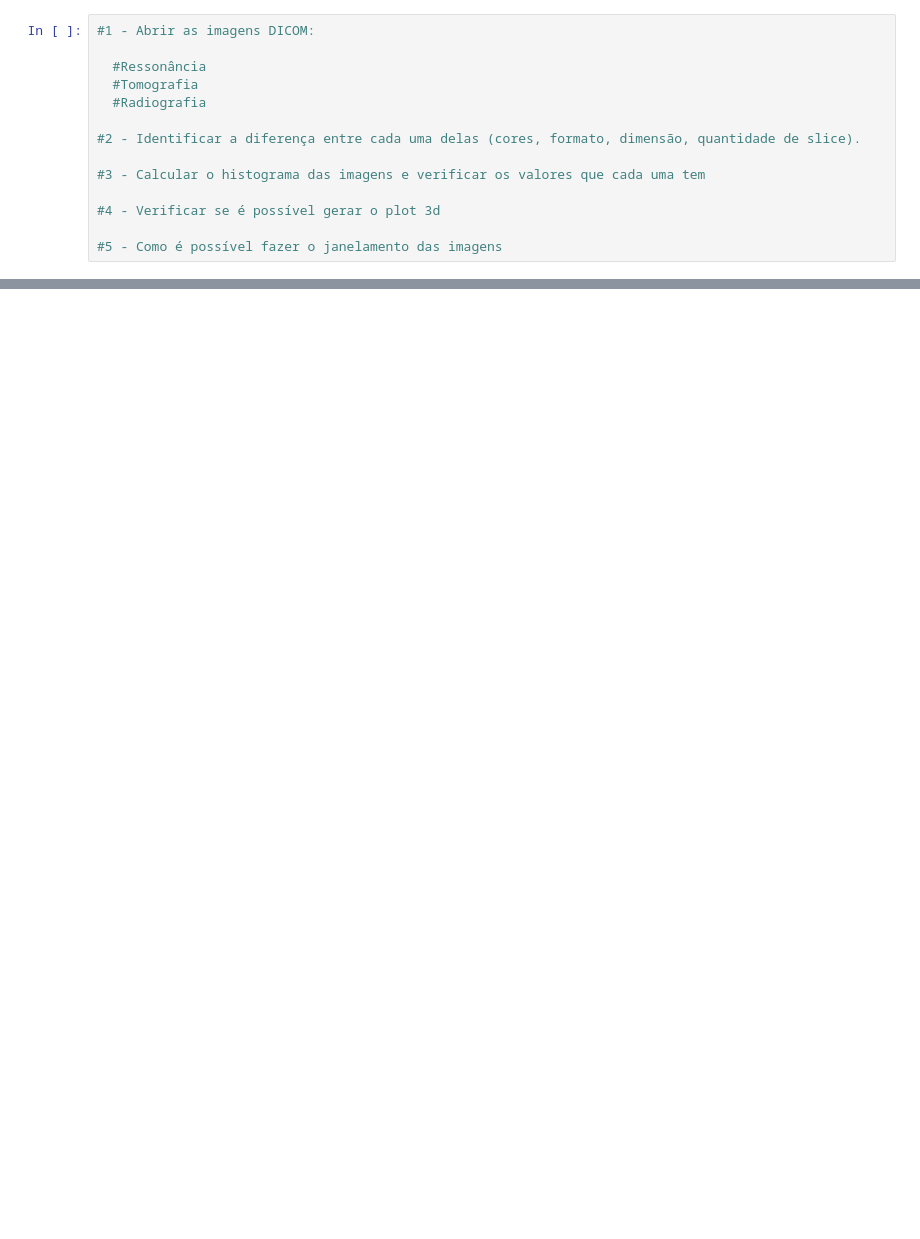
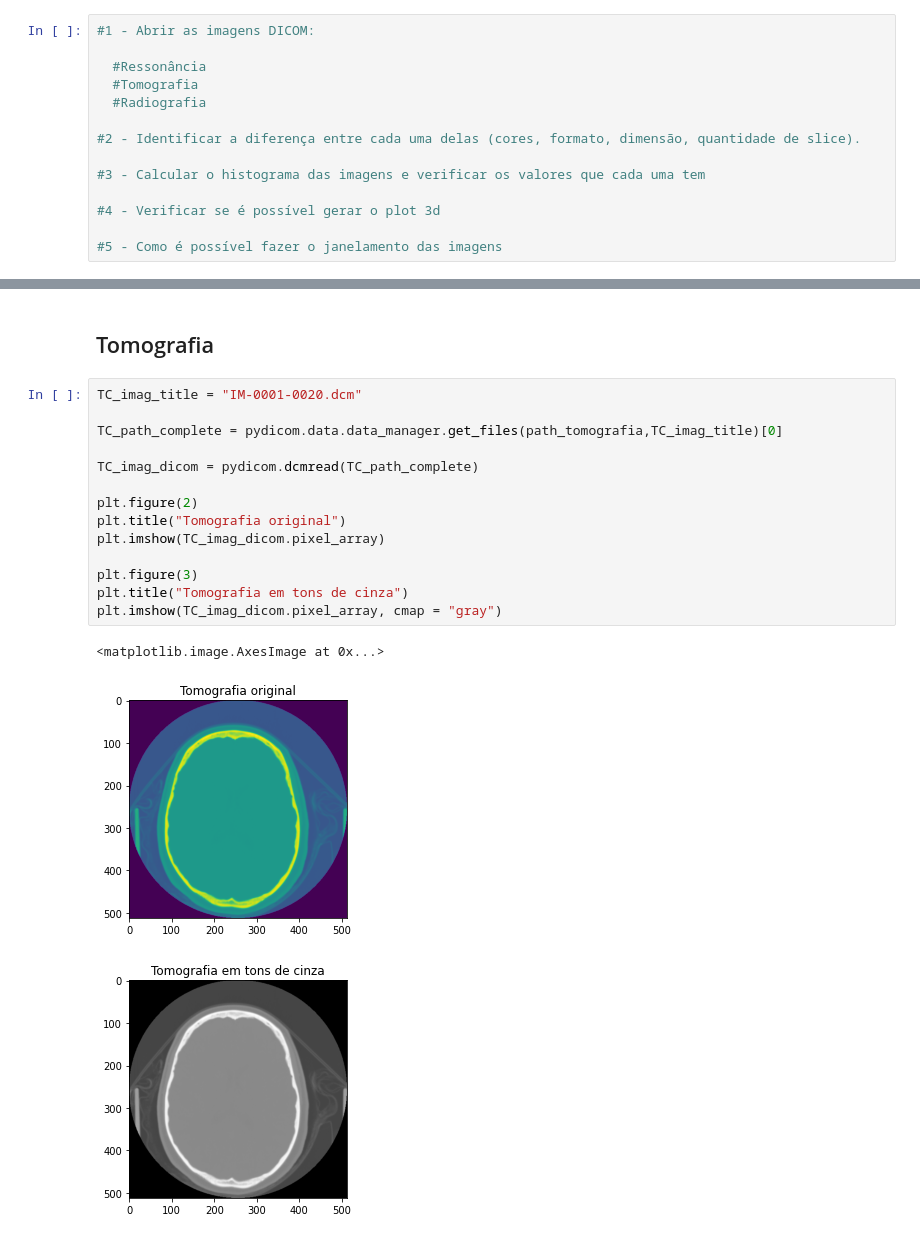
Before and after one commit to LuizWalker/PIM---Processamento-de-Imagens-Medicas, a Jupyter notebook: Atividades_Parte_2/DICOM_Atividade_1.ipynb, the cells around one changed output, grey strips where cells are left out. Saved outputs shown, nothing was run; the diff lists cells and outputs as text; blank space fills up the shorter version.

```diff
--- a/Atividades_Parte_2/DICOM_Atividade_1.ipynb
+++ b/Atividades_Parte_2/DICOM_Atividade_1.ipynb
@@ -36,0 +89,20 @@ from scipy import ndimage
+# %% [markdown]
+## Tomografia
+# %%
+TC_imag_title = "IM-0001-0020.dcm"
+
+TC_path_complete = pydicom.data.data_manager.get_files(path_tomografia,TC_imag_title)[0]
+
+TC_imag_dicom = pydicom.dcmread(TC_path_complete)
+
+plt.figure(2)
+plt.title("Tomografia original")
+plt.imshow(TC_imag_dicom.pixel_array)
+
+plt.figure(3)
+plt.title("Tomografia em tons de cinza")
+plt.imshow(TC_imag_dicom.pixel_array, cmap = "gray")
+# %% [output]
+<matplotlib.image.AxesImage at 0x...>
+[figure, added]
+[figure, added]
```
Also changed, not shown: parts of 21 cells of this notebook.
